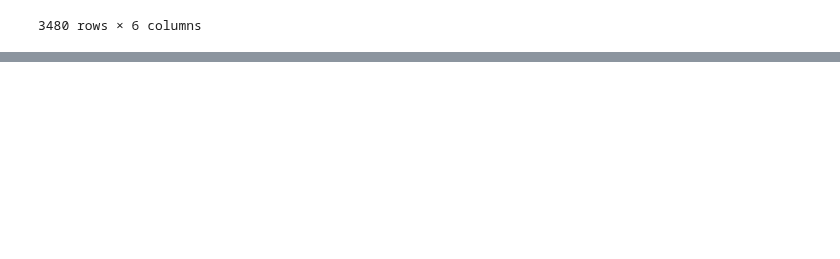
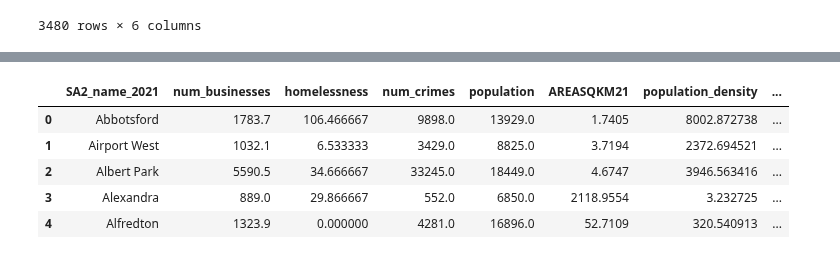
Before and after one commit to MAST30034-AppliedDataScience/project-2-group-real-estate-industry-project-31, a Jupyter notebook: notebooks/liveability_calculations.ipynb, the cells around one changed output, grey strips where cells are left out. Drawn from its saved outputs; the diff is of its cells as text; code cells hidden in the pictures; blank space fills up the shorter version.

```diff
--- a/notebooks/liveability_calculations.ipynb
+++ b/notebooks/liveability_calculations.ipynb
@@ -616,0 +647,6 @@ amenities_dfs['education']
+# %%
+education_count = amenities_sa2_counts['education_sa2_count']
+parks_count = amenities_sa2_counts['parks_and_gardens_sa2_count']
+healthcare_count = amenities_sa2_counts['healthcare_sa2_count']
+shopping_count = amenities_sa2_counts['shopping_sa2_count']
+train_count = amenities_sa2_counts['train_station_sa2_count']
@@ -616,0 +664,11 @@ amenities_dfs['education']
+# %%
+
+# Merge the base_df with the homelessness data on 'SA2_name_2021'
+base_df = pd.merge(base_df, train_count, left_on='SA2_name_2021', right_on='SA2_NAME21', how='left')
+
+# Rename the '2024' column from the homelessness data to 'homelessness'
+base_df.rename(columns={'count': 'train_count'}, inplace=True)
+base_df['train_count'] = base_df['train_count'].fillna(0)
+base_df = base_df.drop('SA2_NAME21', axis=1)
+# Display the first 10 rows of the merged DataFrame
+base_df.head(10)
@@ -616,0 +687,18 @@ amenities_dfs['education']
+# %%
+def merge_ammentity(base_df, ammenity_df, ammenity_name):
+    base_df = pd.merge(base_df, ammenity_df, left_on='SA2_name_2021', right_on='SA2_NAME21', how='left')
+    base_df.rename(columns={'count': ammenity_name}, inplace=True)
+    base_df[ammenity_name] = base_df[ammenity_name].fillna(0)
+    base_df = base_df.drop('SA2_NAME21', axis=1)
+    return base_df
+# %%
+base_df = merge_ammentity(base_df, education_count, "education_count")
+# %%
+base_df.head()
+# %% [output]
+|  | SA2_name_2021 | num_businesses | homelessness | num_crimes | population | AREASQKM21 | population_density | ... |
+| 0 | Abbotsford | 1783.7 | 106.466667 | 9898.0 | 13929.0 | 1.7405 | 8002.872738 | ... |
+| 1 | Airport West | 1032.1 | 6.533333 | 3429.0 | 8825.0 | 3.7194 | 2372.694521 | ... |
+| 2 | Albert Park | 5590.5 | 34.666667 | 33245.0 | 18449.0 | 4.6747 | 3946.563416 | ... |
+| 3 | Alexandra | 889.0 | 29.866667 | 552.0 | 6850.0 | 2118.9554 | 3.232725 | ... |
+| 4 | Alfredton | 1323.9 | 0.000000 | 4281.0 | 16896.0 | 52.7109 | 320.540913 | ... |
```
Also changed, not shown: parts of 8 cells of this notebook.
